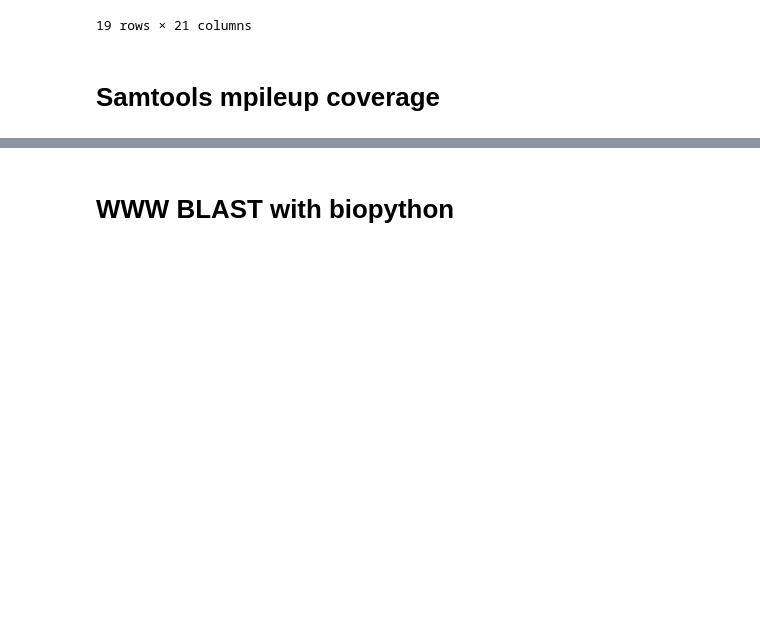
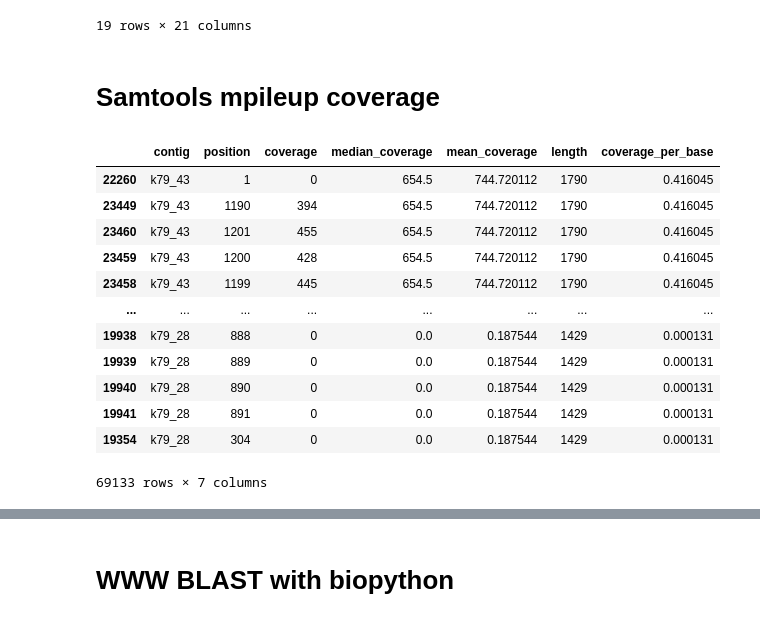
Before and after one commit to willros/virusclassification_nextflow, a Jupyter notebook: data-wrangling.ipynb, the cells around one changed output, grey strips where cells are left out. Cells and saved outputs as stored; diff of their text form; code cells hidden in the pictures; blank space fills up the shorter version.

```diff
--- a/data-wrangling.ipynb
+++ b/data-wrangling.ipynb
@@ -547,18 +547,33 @@ supermerged
 # %% [markdown]
 # Samtools mpileup coverage
 # %%
-coverage = pd.read_csv('../results/samtools/coverage_Bat-Guano-15_S6_L001_R.tsv',
+coverage = pd.read_csv('/home/viller/results/samtools/coverage_Bat-Guano-15_S6_L001_R.tsv',
                        sep='\t',
                        header=None,
                        usecols=[0,1,3],
                        names=['contig', 'position', 'coverage'])
 
 coverage = (coverage
  .assign(median_coverage = lambda x: x.groupby('contig', as_index=False)['coverage'].transform(lambda x: x.median()))
  .assign(mean_coverage = lambda x: x.groupby('contig', as_index=False)['coverage'].transform(lambda x: x.mean()))
  .assign(length = lambda x: x.groupby('contig', as_index=False)['coverage'].transform(lambda x: x.size))
  .assign(coverage_per_base=lambda x: x.mean_coverage / x.length)
  .sort_values('coverage_per_base', ascending=False)
 
 )
+coverage
+# %% [output]
+|  | contig | position | coverage | median_coverage | mean_coverage | length | coverage_per_base |
+| 22260 | k79_43 | 1 | 0 | 654.5 | 744.720112 | 1790 | 0.416045 |
+| 23449 | k79_43 | 1190 | 394 | 654.5 | 744.720112 | 1790 | 0.416045 |
+| 23460 | k79_43 | 1201 | 455 | 654.5 | 744.720112 | 1790 | 0.416045 |
+| 23459 | k79_43 | 1200 | 428 | 654.5 | 744.720112 | 1790 | 0.416045 |
+| 23458 | k79_43 | 1199 | 445 | 654.5 | 744.720112 | 1790 | 0.416045 |
+| ... | ... | ... | ... | ... | ... | ... | ... |
+| 19938 | k79_28 | 888 | 0 | 0.0 | 0.187544 | 1429 | 0.000131 |
+| 19939 | k79_28 | 889 | 0 | 0.0 | 0.187544 | 1429 | 0.000131 |
+| 19940 | k79_28 | 890 | 0 | 0.0 | 0.187544 | 1429 | 0.000131 |
+| 19941 | k79_28 | 891 | 0 | 0.0 | 0.187544 | 1429 | 0.000131 |
+| 19354 | k79_28 | 304 | 0 | 0.0 | 0.187544 | 1429 | 0.000131 |
+69133 rows × 7 columns
 # %%
```
Also changed, not shown: parts of 5 cells of this notebook, 6 other files.
